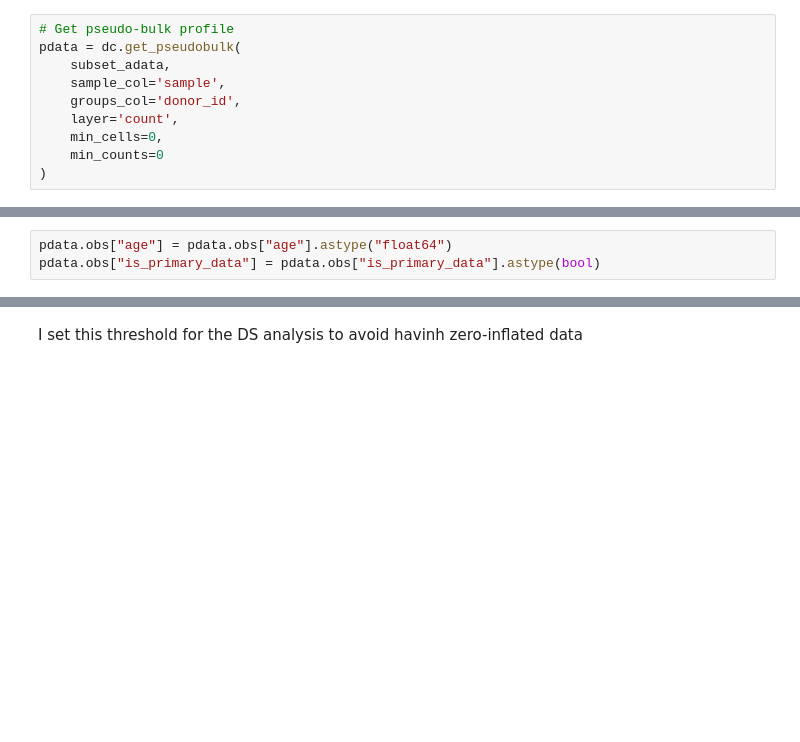
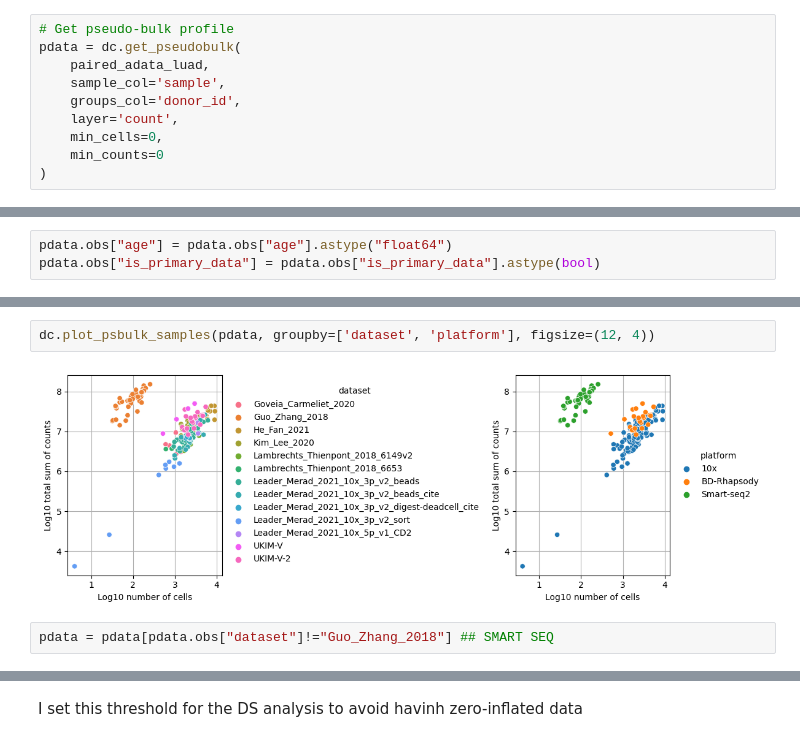
Before and after one commit to ErikaKvalem/NSCLC_gender_2023, a Jupyter notebook: 02-scripts/008_analysis_luad/10_pseudobulk_nsclc.ipynb, the cells around one changed output, grey strips where cells are left out. Cells and saved outputs as stored; diff of their text form; blank space fills up the shorter version.

```diff
--- a/02-scripts/008_analysis_luad/10_pseudobulk_nsclc.ipynb
+++ b/02-scripts/008_analysis_luad/10_pseudobulk_nsclc.ipynb
@@ -281,7 +322,7 @@ plt.show()
 # %%
 # Get pseudo-bulk profile
 pdata = dc.get_pseudobulk(
-    subset_adata,
+    paired_adata_luad,
     sample_col='sample',
     groups_col='donor_id',
     layer='count',
@@ -312,0 +350,6 @@ AnnData object with n_obs × n_vars = 289 × 9304
+# %%
+dc.plot_psbulk_samples(pdata, groupby=['dataset', 'platform'], figsize=(12, 4))
+# %% [output]
+[figure, added]
+# %%
+pdata = pdata[pdata.obs["dataset"]!="Guo_Zhang_2018"] ## SMART SEQ
```
Also changed, not shown: parts of 27 cells of this notebook, 1 other file.
